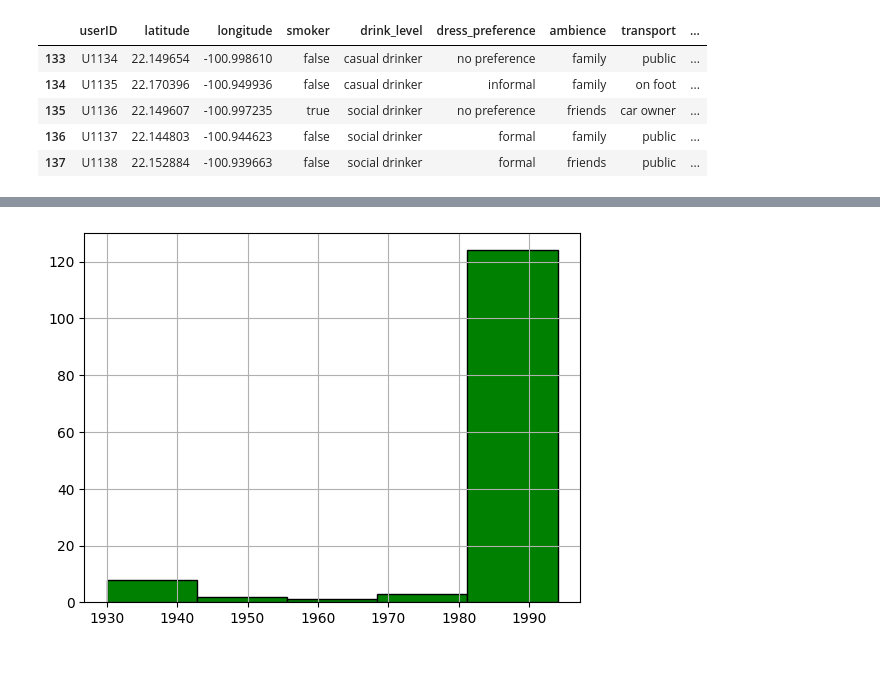
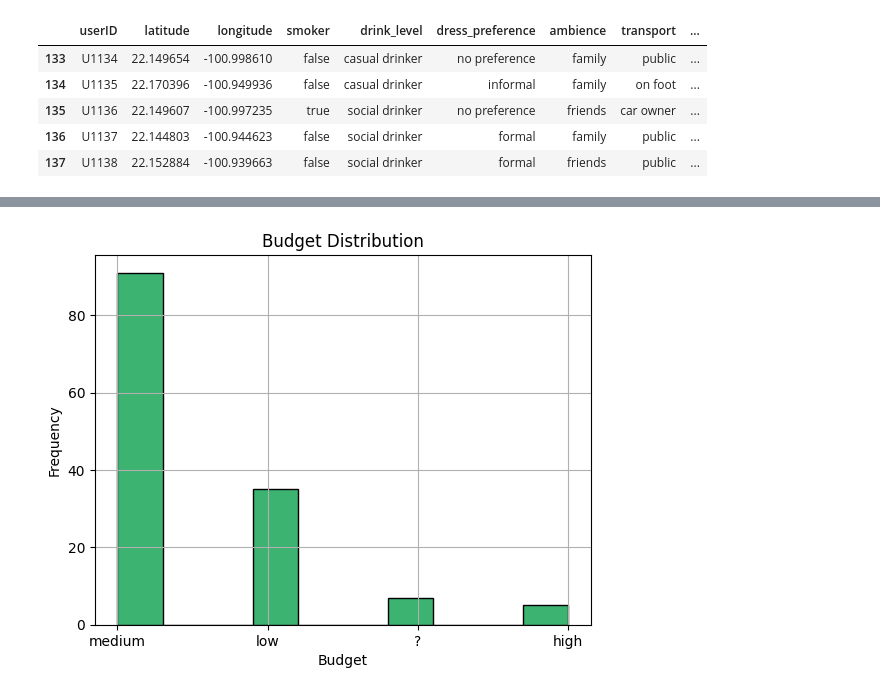
Before and after one commit to MahammadHafeezJamadar/AI-ML, a Jupyter notebook: RESTODATASET.ipynb, the cells around one changed output, grey strips where cells are left out. Saved outputs shown, nothing was run; the diff lists cells and outputs as text; code cells hidden in the pictures; blank space fills up the shorter version.

```diff
--- a/RESTODATASET.ipynb
+++ b/RESTODATASET.ipynb
@@ -29,6 +74,9 @@ plt.show()
 # %%
-plt.hist(df['birth_year'],bins=5,color='green',edgecolor='black')
+plt.hist(df['budget'],bins=10,color='MediumSeaGreen',edgecolor='black')
+plt.title("Budget Distribution")
+plt.xlabel("Budget")
+plt.ylabel("Frequency")
 plt.grid()
 plt.show()
 # %% [output]
-[figure, old version]
+[figure, new version]
```
Also changed, not shown: parts of 9 cells of this notebook.
